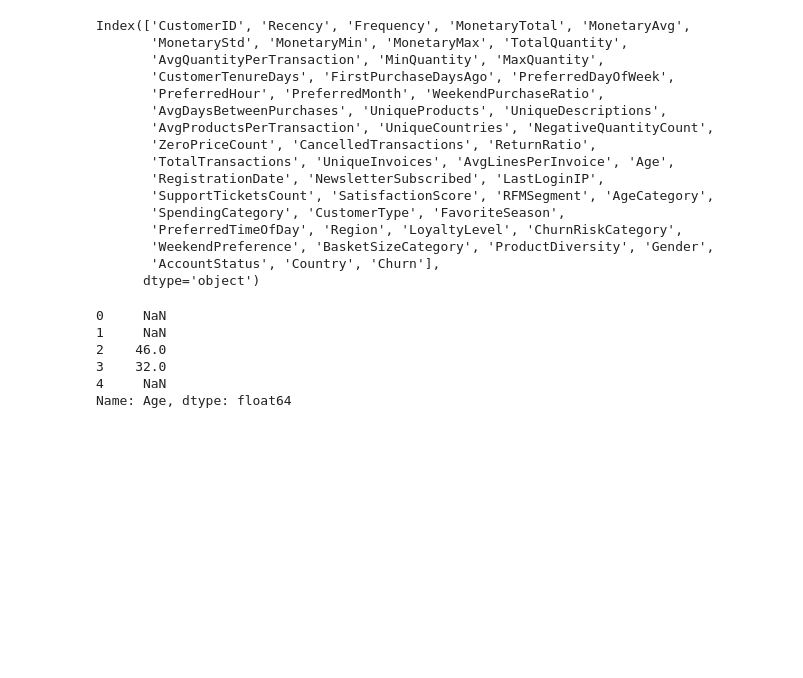
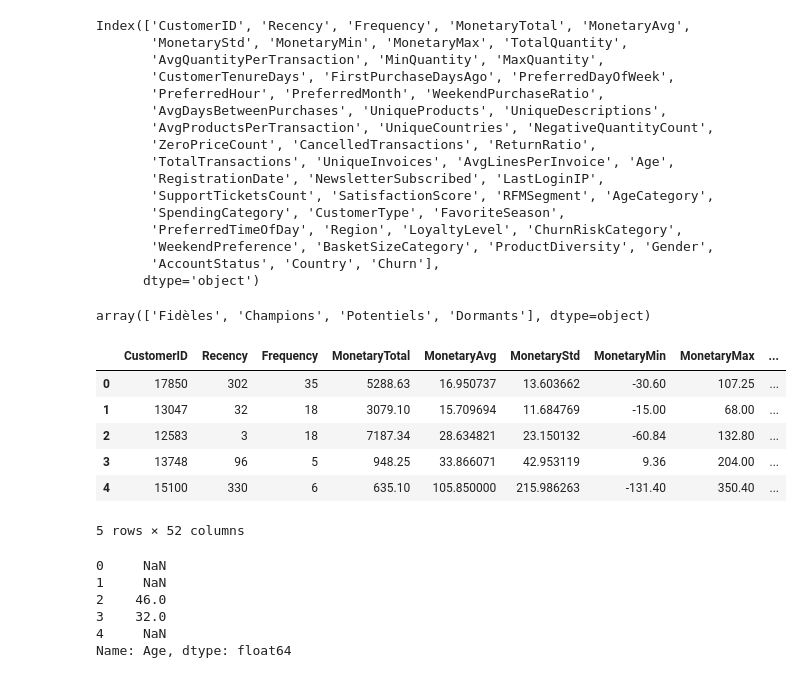
Before and after one commit to HichWaffles/ML-Project, a Jupyter notebook: notebooks/age_impute.ipynb, the cells around one changed output. Cells and saved outputs as stored; diff of their text form; code cells hidden in the pictures; blank space fills up the shorter version.

```diff
--- a/notebooks/age_impute.ipynb
+++ b/notebooks/age_impute.ipynb
@@ -22,6 +31,20 @@ Index(['CustomerID', 'Recency', 'Frequency', 'MonetaryTotal', 'MonetaryAvg',
        'WeekendPreference', 'BasketSizeCategory', 'ProductDiversity', 'Gender',
        'AccountStatus', 'Country', 'Churn'],
       dtype='object')
+# %%
+df["RFMSegment"].unique()
+# %% [output]
+array(['Fidèles', 'Champions', 'Potentiels', 'Dormants'], dtype=object)
+# %%
+df.head()
+# %% [output]
+|  | CustomerID | Recency | Frequency | MonetaryTotal | MonetaryAvg | MonetaryStd | MonetaryMin | MonetaryMax | ... |
+| 0 | 17850 | 302 | 35 | 5288.63 | 16.950737 | 13.603662 | -30.60 | 107.25 | ... |
+| 1 | 13047 | 32 | 18 | 3079.10 | 15.709694 | 11.684769 | -15.00 | 68.00 | ... |
+| 2 | 12583 | 3 | 18 | 7187.34 | 28.634821 | 23.150132 | -60.84 | 132.80 | ... |
+| 3 | 13748 | 96 | 5 | 948.25 | 33.866071 | 42.953119 | 9.36 | 204.00 | ... |
+| 4 | 15100 | 330 | 6 | 635.10 | 105.850000 | 215.986263 | -131.40 | 350.40 | ... |
+5 rows × 52 columns
 # %%
 df["Age"].head()
 # %% [output]
```
Also changed, not shown: parts of 5 cells of this notebook, 6 other files.
